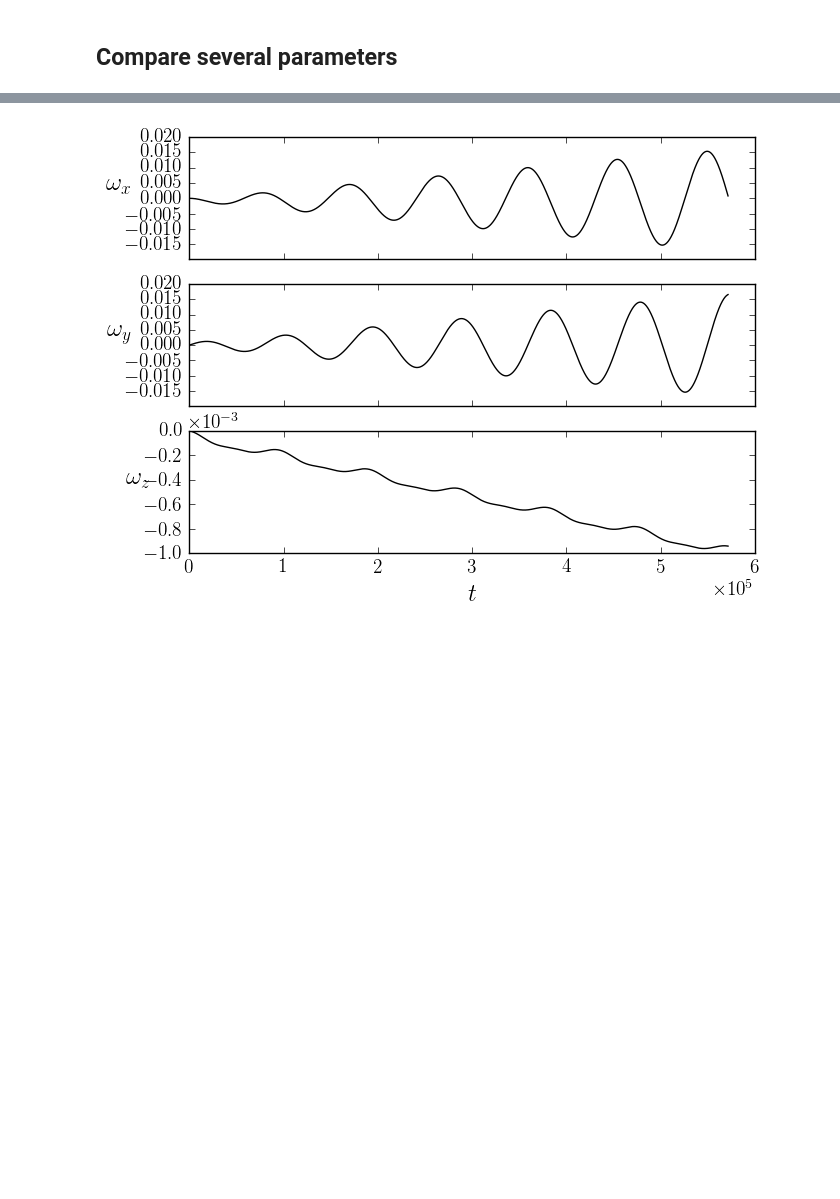
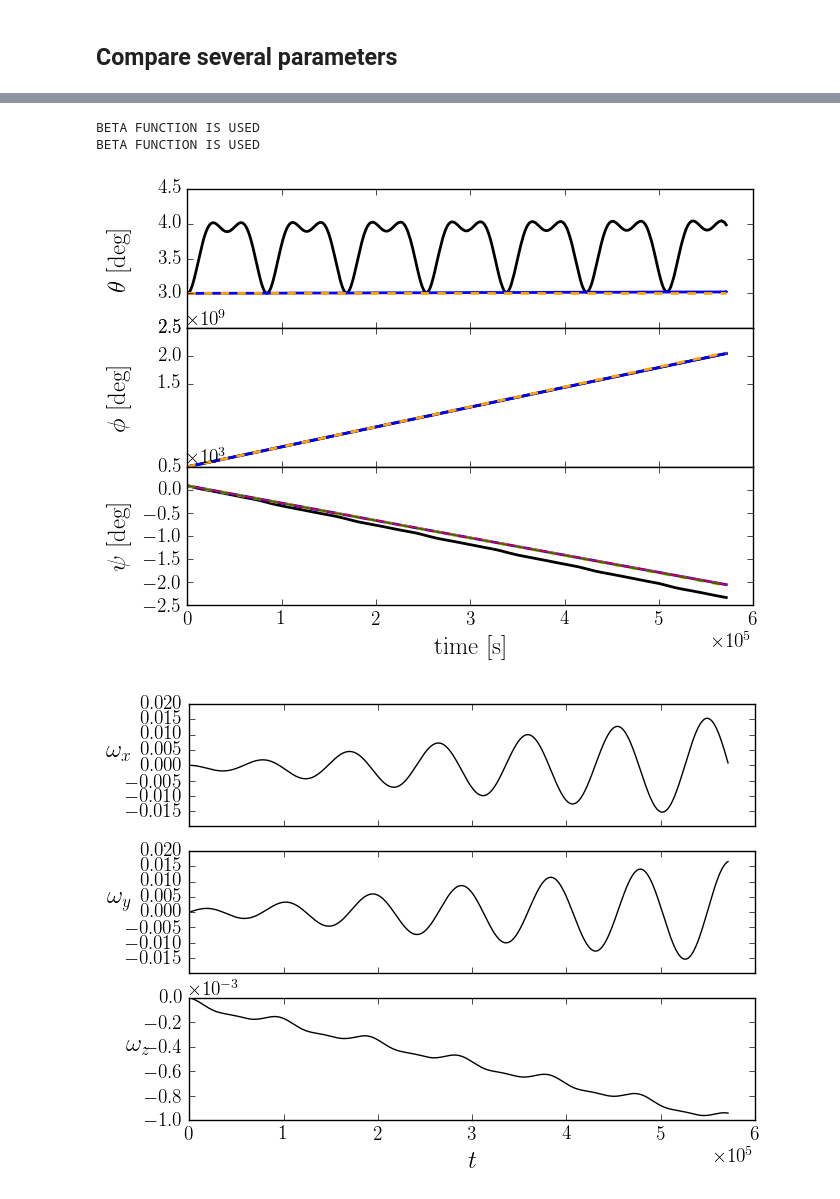
Before and after one commit to GregoryAshton/neutron_star_modelling, a Jupyter notebook: SpindownRate/LearningAboutSpindown.ipynb, the cells around one changed output, grey strips where cells are left out. Drawn from its saved outputs; the diff is of its cells as text; code cells hidden in the pictures; blank space fills up the shorter version.

Commit message:
Adds calcualtion of psi(t)
Continuoues work on the euler angles with a weak torque

```diff
--- a/SpindownRate/LearningAboutSpindown.ipynb
+++ b/SpindownRate/LearningAboutSpindown.ipynb
@@ -124,3 +143,27 @@ WARNING: File already exists and cleanup=False
+# %%
+def Psi(t, epsI, epsA, omega0, a0):
+    R=1e6
+    c=3e10
+    pre = -3*epsI *c / (2 * R * epsA)
+    post = np.sqrt(4 * R / (3*c) * epsA*t + (omega0*np.cos(np.radians(a0)))**-2)
+    C = np.pi/2 + 3*epsI*c / (2 * R * epsA * omega0 * np.cos(np.radians(a0)))
+    return np.degrees(pre * post + C)
+
+def Psi_notorque(t, epsI, omega0):
+    return np.degrees(-epsI*omega0*t + np.pi/2.)
+
+axes = Plot.Euler_Angles(normal, ls="-", lw=2, label="Normal")
+axes = Plot.Euler_Angles(NoAnom, axes=axes, color="b", lw=2, ls="-", label="No anom torque")
+axes = Plot.Euler_Angles(NoTorque, axes=axes, color="orange", ls="--", lw=2, label="No torque")
+
+axes[2].plot(time, Psi(time, epsI3, epsA, omega0, a0), "-r")
+axes[2].plot(time, Psi_notorque(time, epsI3, omega0), "--g", lw=1)
+
+plt.show()
+# %% [output]
+BETA FUNCTION IS USED
+BETA FUNCTION IS USED
+[figure, added]
 # %%
 def simple_plot_diff(file_nameA, file_nameB, axes=None, *args, **kwargs):
     """
```
Also changed, not shown: parts of 2 cells of this notebook, 2 other files.
